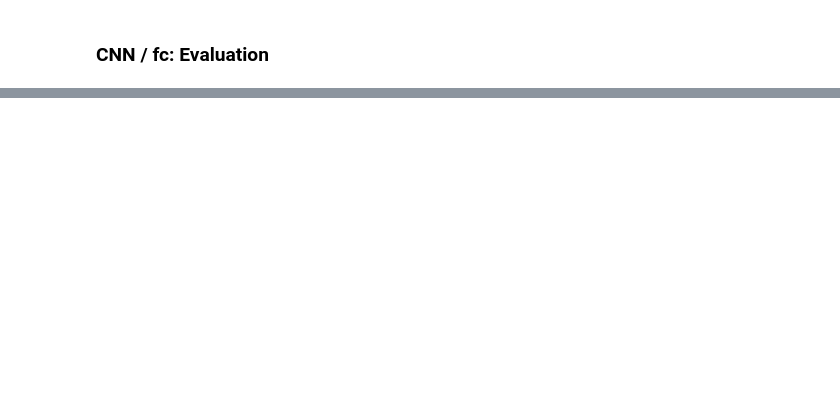
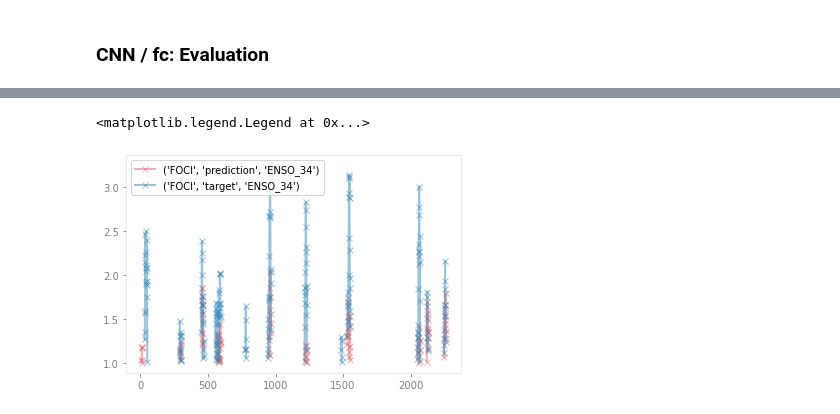
Before and after one commit to MarcoLandtHayen/cicmod_application, a Jupyter notebook: notebooks/02_enso_prediction_nils.ipynb, the cells around one changed output, grey strips where cells are left out. Cells and saved outputs as stored; diff of their text form; code cells hidden in the pictures; blank space fills up the shorter version.

```diff
--- a/notebooks/02_enso_prediction_nils.ipynb
+++ b/notebooks/02_enso_prediction_nils.ipynb
@@ -1439,0 +1371,24 @@ array([False, False, False, ..., False, False, False])
+# %%
+cols = loc_multicolumn(df, ["ENSO_34", "FOCI"])
+threshold = 1
+mel = 5
+df_el_nino = df.apply(
+    el_nino,
+    axis=0,
+    raw=True,
+    result_type=None,
+    **dict(threshold=threshold, min_event_length=mel)
+)
+df_la_nina = df.apply(
+    la_nina,
+    axis=0,
+    raw=True,
+    result_type=None,
+    **dict(threshold=-threshold, min_event_length=mel)
+)
+# %%
+plt.plot(df[df_el_nino].loc[:, cols], label=cols, linestyle="-", marker="x", alpha=0.5)
+plt.legend()
+# %% [output]
+<matplotlib.legend.Legend at 0x...>
+[figure, added]
```
Also changed, not shown: parts of 32 cells of this notebook.
